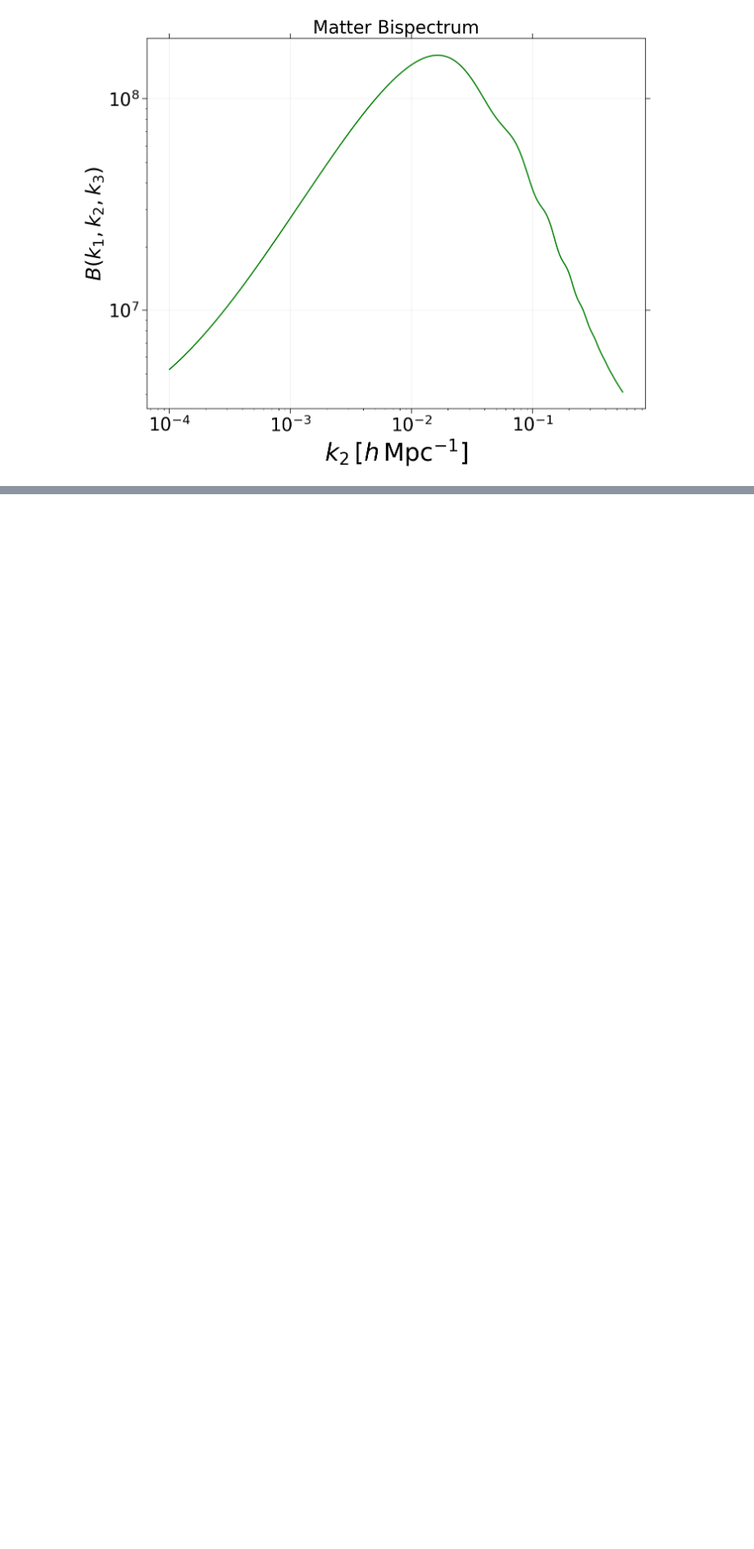
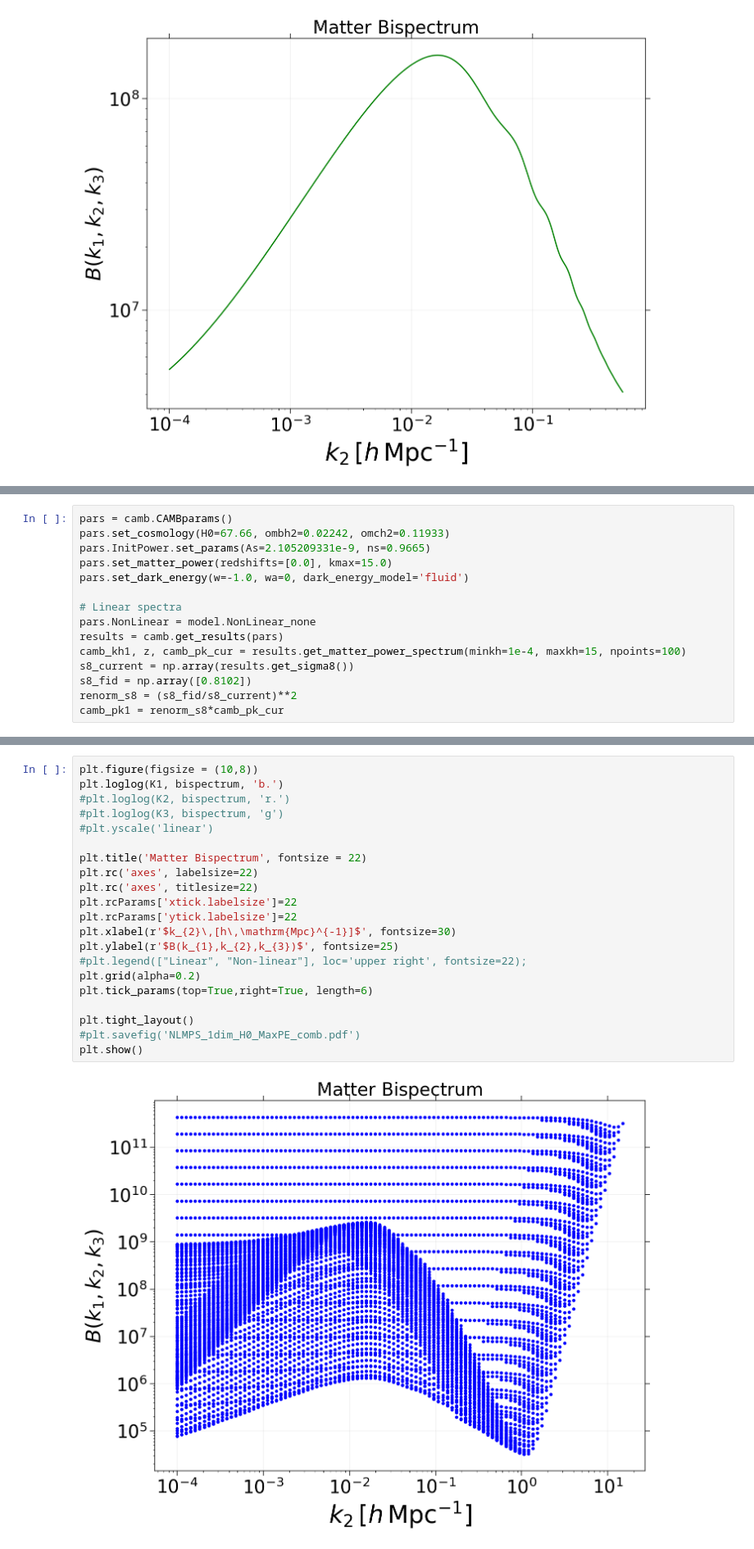
Before and after one commit to MSN64/Cosmo_Internship, a Jupyter notebook: Bispectrum/bispectrum.ipynb, the cells around one changed output, grey strips where cells are left out. Shown: that part at 82% size. Cells and saved outputs as stored; diff of their text form; blank space fills up the shorter version.

```diff
--- a/Bispectrum/bispectrum.ipynb
+++ b/Bispectrum/bispectrum.ipynb
@@ -386,0 +344,15 @@ print('K3:', np.shape(K3))
+# %%
+pars = camb.CAMBparams()
+pars.set_cosmology(H0=67.66, ombh2=0.02242, omch2=0.11933)
+pars.InitPower.set_params(As=2.105209331e-9, ns=0.9665)
+pars.set_matter_power(redshifts=[0.0], kmax=15.0)
+pars.set_dark_energy(w=-1.0, wa=0, dark_energy_model='fluid')
+
+# Linear spectra
+pars.NonLinear = model.NonLinear_none
+results = camb.get_results(pars)
+camb_kh1, z, camb_pk_cur = results.get_matter_power_spectrum(minkh=1e-4, maxkh=15, npoints=100)
+s8_current = np.array(results.get_sigma8())
+s8_fid = np.array([0.8102])
+renorm_s8 = (s8_fid/s8_current)**2
+camb_pk1 = renorm_s8*camb_pk_cur
@@ -387,3 +409,26 @@ print('K3:', np.shape(K3))
+# %%
+plt.figure(figsize = (10,8))
+plt.loglog(K1, bispectrum, 'b.')
+#plt.loglog(K2, bispectrum, 'r.')
+#plt.loglog(K3, bispectrum, 'g')
+#plt.yscale('linear')
+
+plt.title('Matter Bispectrum', fontsize = 22)
+plt.rc('axes', labelsize=22)
+plt.rc('axes', titlesize=22)
+plt.rcParams['xtick.labelsize']=22
+plt.rcParams['ytick.labelsize']=22
+plt.xlabel(r'$k_{2}\,[h\,\mathrm{Mpc}^{-1}]$', fontsize=30)
+plt.ylabel(r'$B(k_{1},k_{2},k_{3})$', fontsize=25)
+#plt.legend(["Linear", "Non-linear"], loc='upper right', fontsize=22);
+plt.grid(alpha=0.2)
+plt.tick_params(top=True,right=True, length=6)
+
+plt.tight_layout()
+#plt.savefig('NLMPS_1dim_H0_MaxPE_comb.pdf')
+plt.show()
+# %% [output]
+[figure, added]
 # %%
 def bispectrum(k1, k2, k3):
 
```
Also changed, not shown: parts of 6 cells of this notebook.
